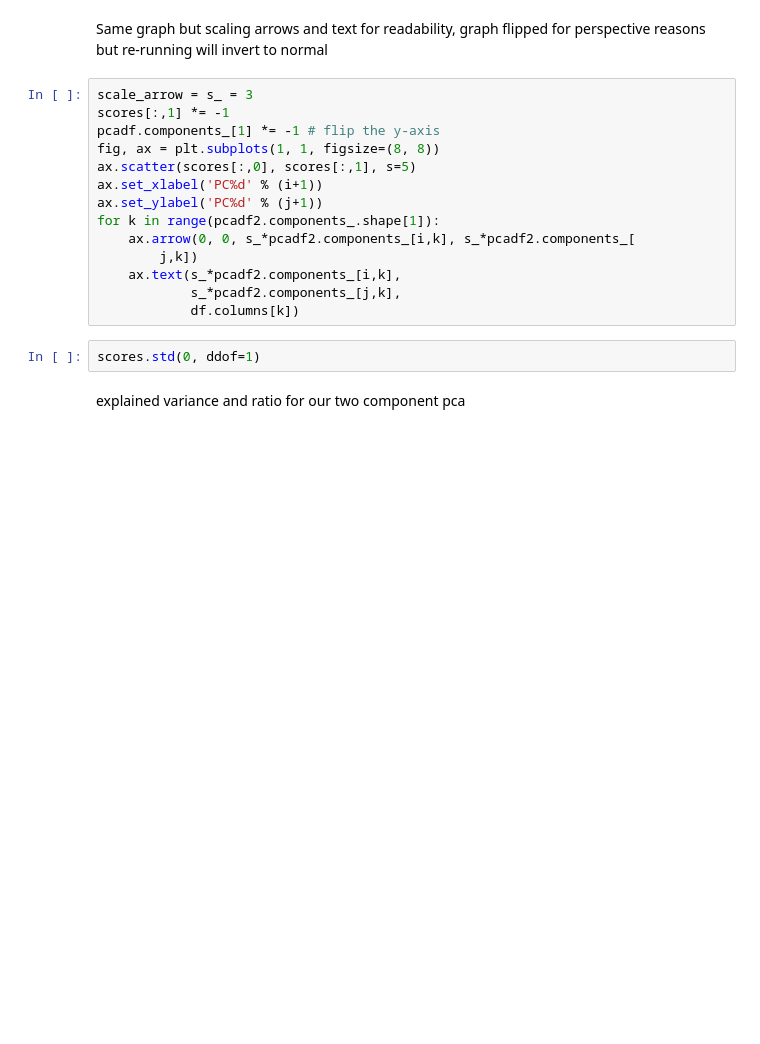
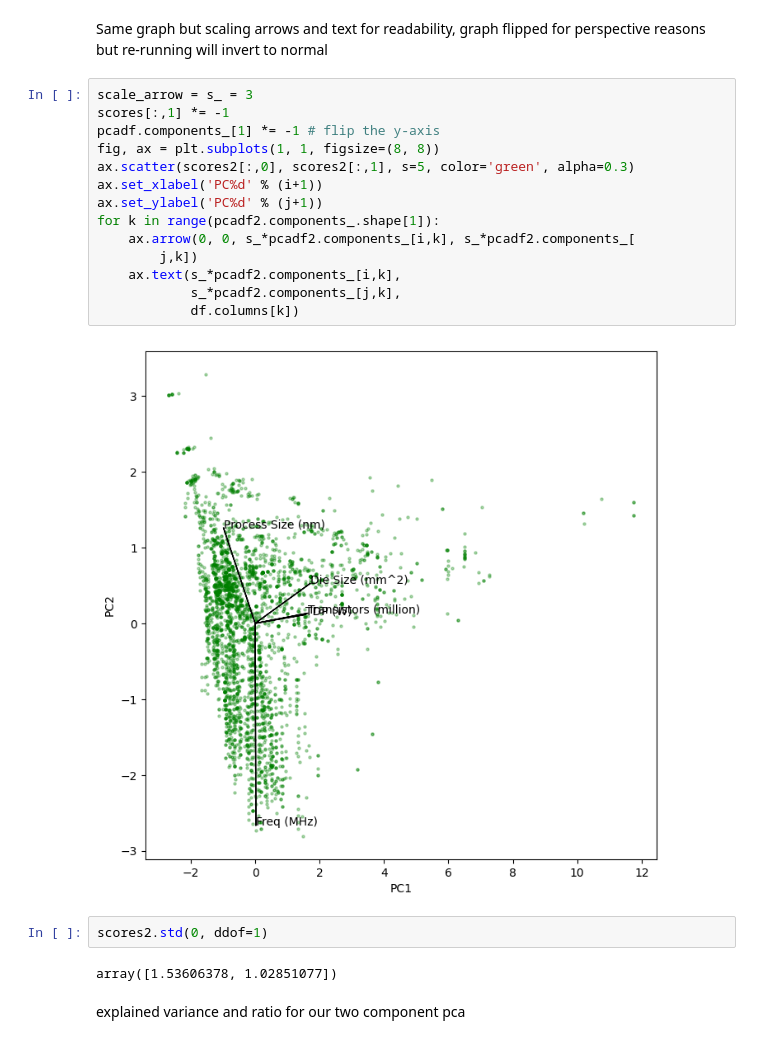
Before and after one commit to CodeAX2/csci-550-project1, a Jupyter notebook: Project1.ipynb, the cells around one changed output. Saved outputs shown, nothing was run; the diff lists cells and outputs as text; blank space fills up the shorter version.

```diff
--- a/Project1.ipynb
+++ b/Project1.ipynb
@@ -293,19 +304,23 @@ graph flipped for perspective reasons but re-running will invert to normal
 # %%
 scale_arrow = s_ = 3
 scores[:,1] *= -1
 pcadf.components_[1] *= -1 # flip the y-axis
 fig, ax = plt.subplots(1, 1, figsize=(8, 8))
-ax.scatter(scores[:,0], scores[:,1], s=5)
+ax.scatter(scores2[:,0], scores2[:,1], s=5, color='green', alpha=0.3)
 ax.set_xlabel('PC%d' % (i+1))
 ax.set_ylabel('PC%d' % (j+1))
 for k in range(pcadf2.components_.shape[1]):
     ax.arrow(0, 0, s_*pcadf2.components_[i,k], s_*pcadf2.components_[
         j,k])
     ax.text(s_*pcadf2.components_[i,k],
             s_*pcadf2.components_[j,k],
             df.columns[k])
+# %% [output]
+[figure, added]
 # %%
-scores.std(0, ddof=1)
+scores2.std(0, ddof=1)
+# %% [output]
+array([1.53606378, 1.02851077])
 # %% [markdown]
 explained variance and ratio for our two component pca
 # %%
```
Also changed, not shown: parts of 20 cells of this notebook.
